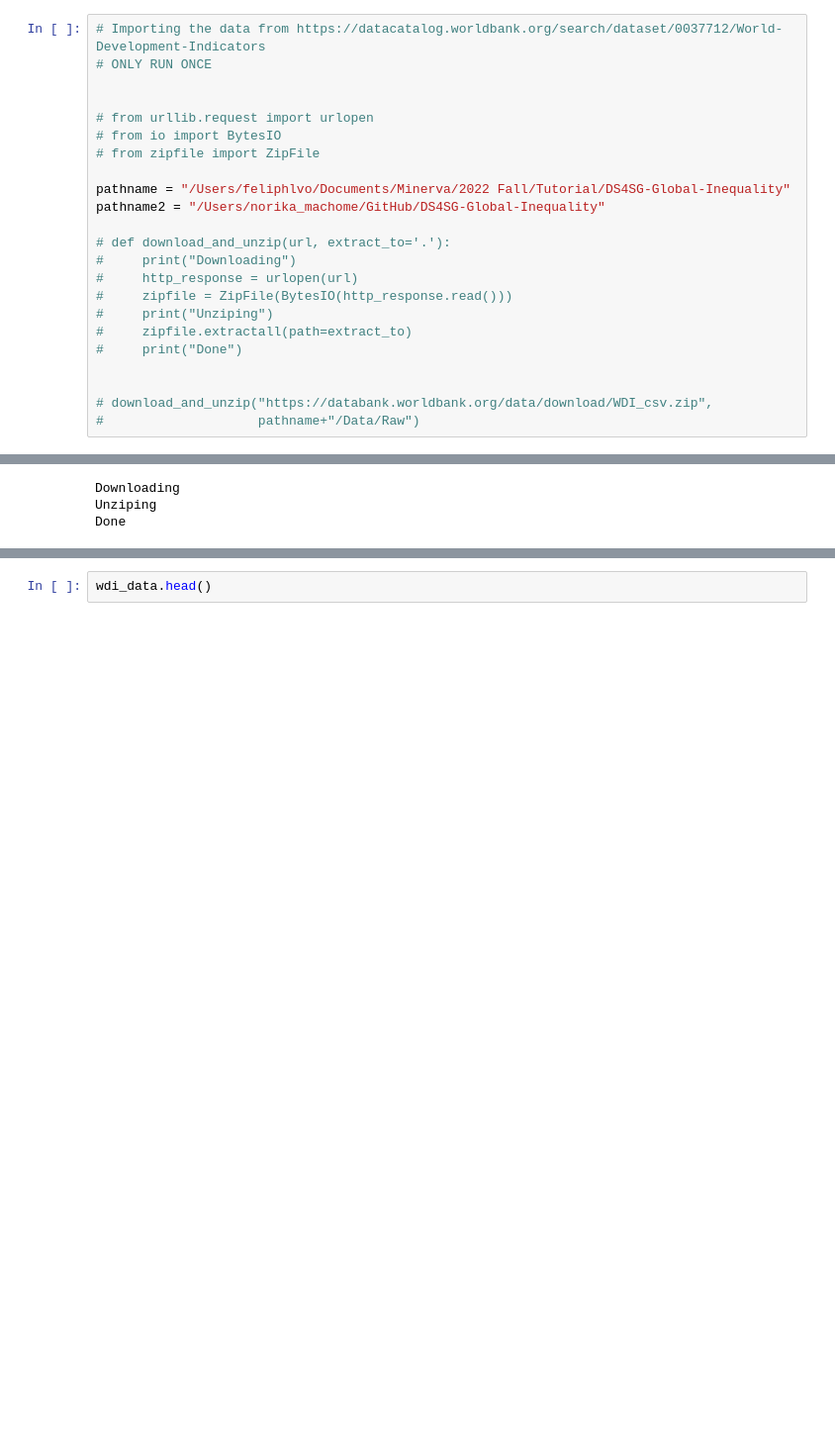
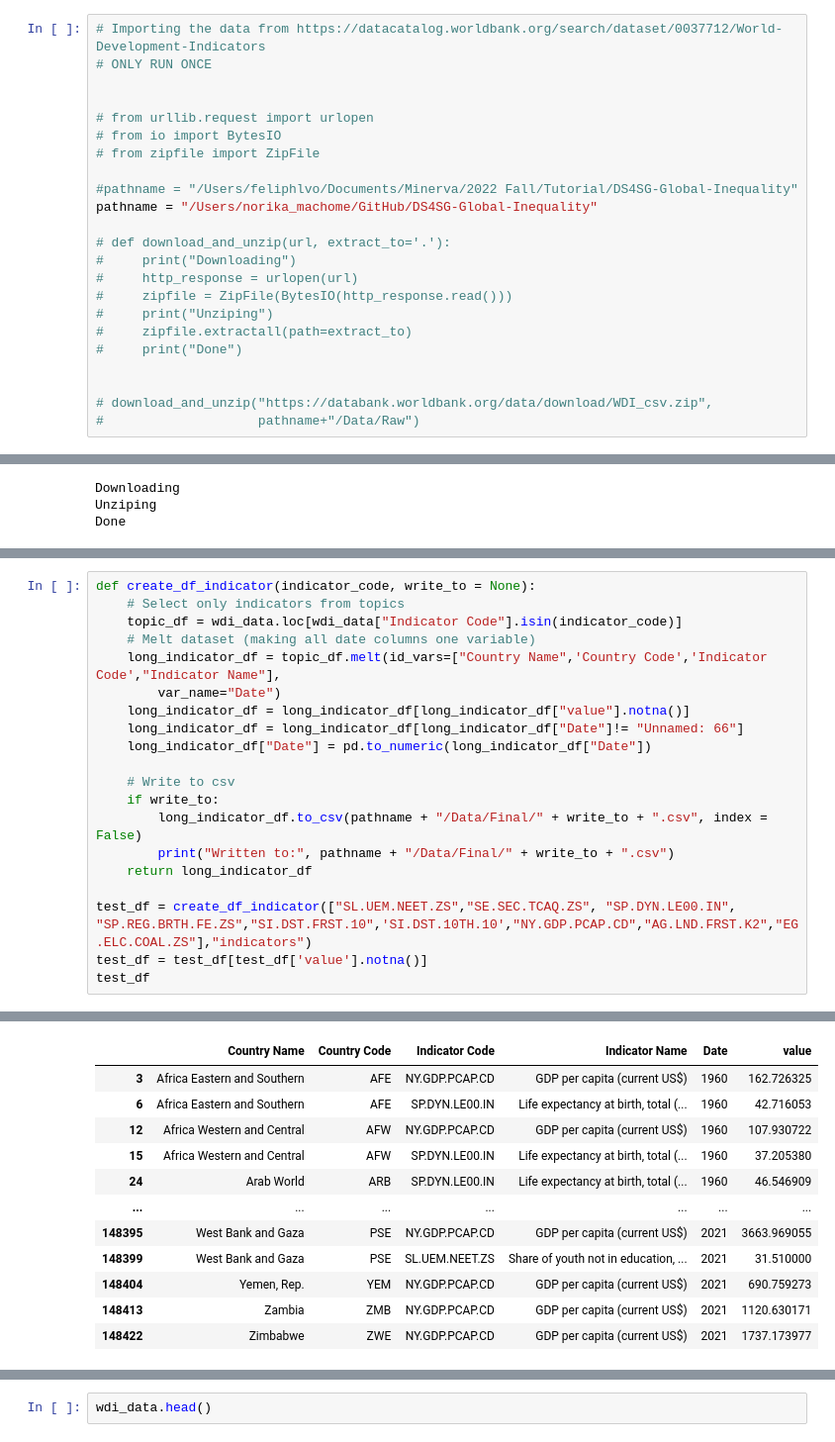
Before and after one commit to berdikhanova/DS4SG-Global-Inequality, a Jupyter notebook: Code/DS4SG_Data_Importing.ipynb, the cells around one changed output, grey strips where cells are left out. Shown at 99% size. Cells and saved outputs as stored; diff of their text form; blank space fills up the shorter version.

```diff
--- a/Code/DS4SG_Data_Importing.ipynb
+++ b/Code/DS4SG_Data_Importing.ipynb
@@ -16,8 +16,8 @@ import zipfile
 # from io import BytesIO
 # from zipfile import ZipFile
 
-pathname = "/Users/feliphlvo/Documents/Minerva/2022 Fall/Tutorial/DS4SG-Global-Inequality"
-pathname2 = "/Users/norika_machome/GitHub/DS4SG-Global-Inequality"
+#pathname = "/Users/feliphlvo/Documents/Minerva/2022 Fall/Tutorial/DS4SG-Global-Inequality"
+pathname = "/Users/norika_machome/GitHub/DS4SG-Global-Inequality"
 
 # def download_and_unzip(url, extract_to='.'):
 #     print("Downloading")
@@ -56,0 +56,21 @@ wdi_codebook = pd.read_csv(pathname+"/Data/Raw/WDISeries.csv", delimiter=",")
+# %%
+def create_df_indicator(indicator_code, write_to = None):
+    # Select only indicators from topics
+    topic_df = wdi_data.loc[wdi_data["Indicator Code"].isin(indicator_code)]
+    # Melt dataset (making all date columns one variable)
+    long_indicator_df = topic_df.melt(id_vars=["Country Name",'Country Code','Indicator Code',"Indicator Name"],
+        var_name="Date")
+    long_indicator_df = long_indicator_df[long_indicator_df["value"].notna()]
+    long_indicator_df = long_indicator_df[long_indicator_df["Date"]!= "Unnamed: 66"]
+    long_indicator_df["Date"] = pd.to_numeric(long_indicator_df["Date"])
+
+    # Write to csv
+    if write_to:
+        long_indicator_df.to_csv(pathname + "/Data/Final/" + write_to + ".csv", index = False)
+        print("Written to:", pathname + "/Data/Final/" + write_to + ".csv")
+    return long_indicator_df
+
+test_df = create_df_indicator(["SL.UEM.NEET.ZS","SE.SEC.TCAQ.ZS", "SP.DYN.LE00.IN", "SP.REG.BRTH.FE.ZS","SI.DST.FRST.10",'SI.DST.10TH.10',"NY.GDP.PCAP.CD","AG.LND.FRST.K2","EG.ELC.COAL.ZS"],"indicators")
+test_df = test_df[test_df['value'].notna()]
+test_df
+# %% [output]
@@ -56,0 +78,12 @@ wdi_codebook = pd.read_csv(pathname+"/Data/Raw/WDISeries.csv", delimiter=",")
+|  | Country Name | Country Code | Indicator Code | Indicator Name | Date | value |
+| 3 | Africa Eastern and Southern | AFE | NY.GDP.PCAP.CD | GDP per capita (current US$) | 1960 | 162.726325 |
+| 6 | Africa Eastern and Southern | AFE | SP.DYN.LE00.IN | Life expectancy at birth, total (... | 1960 | 42.716053 |
+| 12 | Africa Western and Central | AFW | NY.GDP.PCAP.CD | GDP per capita (current US$) | 1960 | 107.930722 |
+| 15 | Africa Western and Central | AFW | SP.DYN.LE00.IN | Life expectancy at birth, total (... | 1960 | 37.205380 |
+| 24 | Arab World | ARB | SP.DYN.LE00.IN | Life expectancy at birth, total (... | 1960 | 46.546909 |
+| ... | ... | ... | ... | ... | ... | ... |
+| 148395 | West Bank and Gaza | PSE | NY.GDP.PCAP.CD | GDP per capita (current US$) | 2021 | 3663.969055 |
+| 148399 | West Bank and Gaza | PSE | SL.UEM.NEET.ZS | Share of youth not in education, ... | 2021 | 31.510000 |
+| 148404 | Yemen, Rep. | YEM | NY.GDP.PCAP.CD | GDP per capita (current US$) | 2021 | 690.759273 |
+| 148413 | Zambia | ZMB | NY.GDP.PCAP.CD | GDP per capita (current US$) | 2021 | 1120.630171 |
+| 148422 | Zimbabwe | ZWE | NY.GDP.PCAP.CD | GDP per capita (current US$) | 2021 | 1737.173977 |
```
Also changed, not shown: parts of 4 cells of this notebook, 3 other files.
